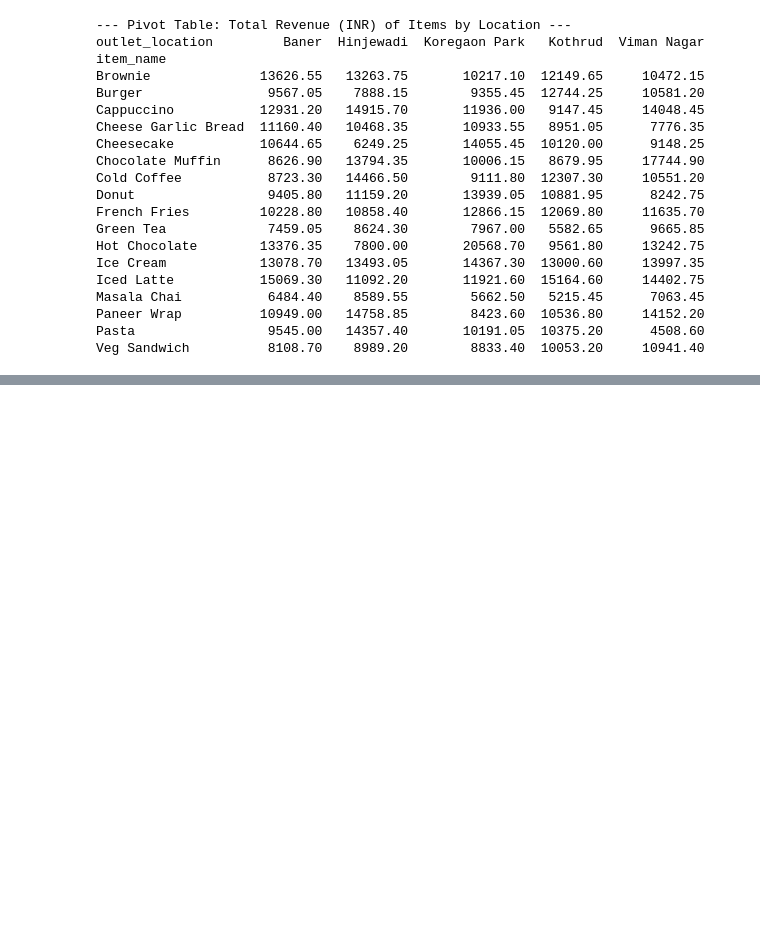
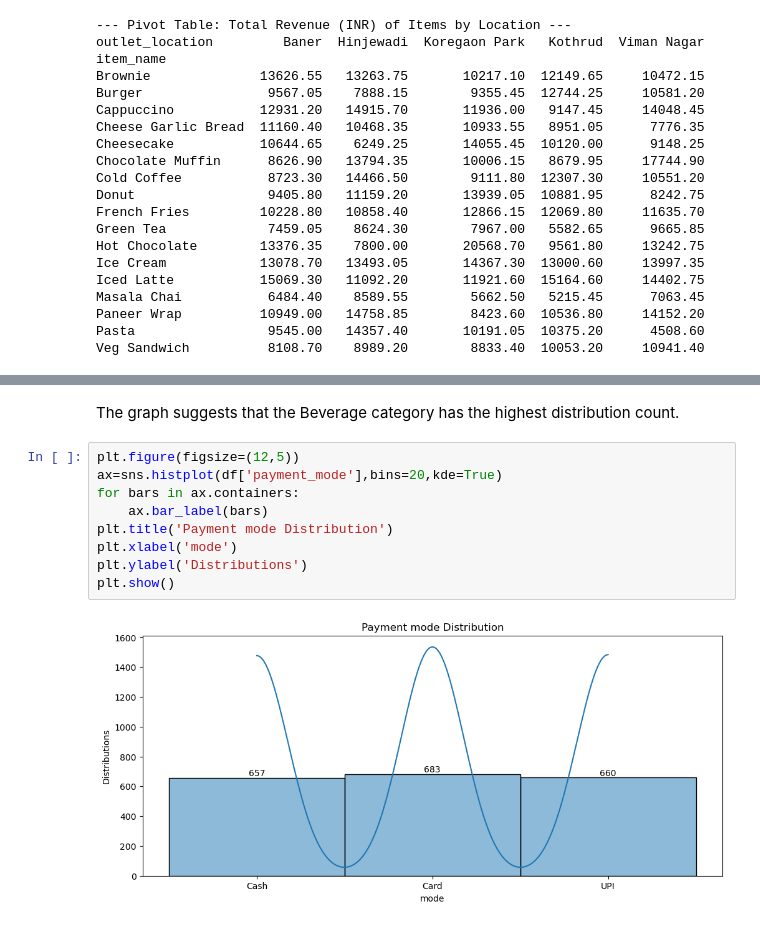
Before and after one commit to Mohini2815/Data-analysis-practice-projects, a Jupyter notebook: advanced_pune_cafe_sales_2000.ipynb, the cells around one changed output, grey strips where cells are left out. Cells and saved outputs as stored; diff of their text form; blank space fills up the shorter version.

```diff
--- a/advanced_pune_cafe_sales_2000.ipynb
+++ b/advanced_pune_cafe_sales_2000.ipynb
@@ -569,0 +639,13 @@ Veg Sandwich          8108.70    8989.20        8833.40  10053.20     10941.40
+# %% [markdown]
+The graph suggests that the Beverage category has the highest distribution count.
+# %%
+plt.figure(figsize=(12,5))
+ax=sns.histplot(df['payment_mode'],bins=20,kde=True)
+for bars in ax.containers:
+    ax.bar_label(bars)
+plt.title('Payment mode Distribution')
+plt.xlabel('mode')
+plt.ylabel('Distributions')
+plt.show()
+# %% [output]
+[figure, added]
```
Also changed, not shown: parts of 29 cells of this notebook.
